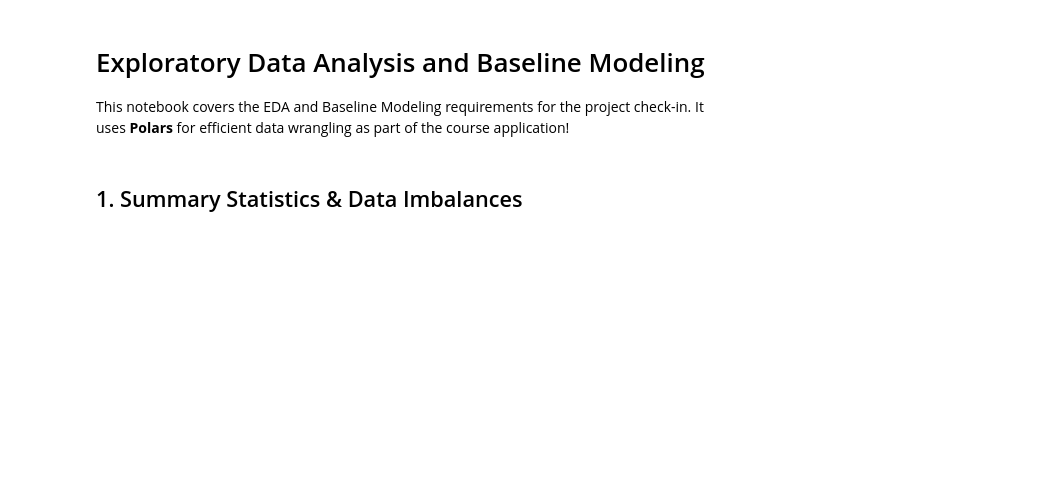
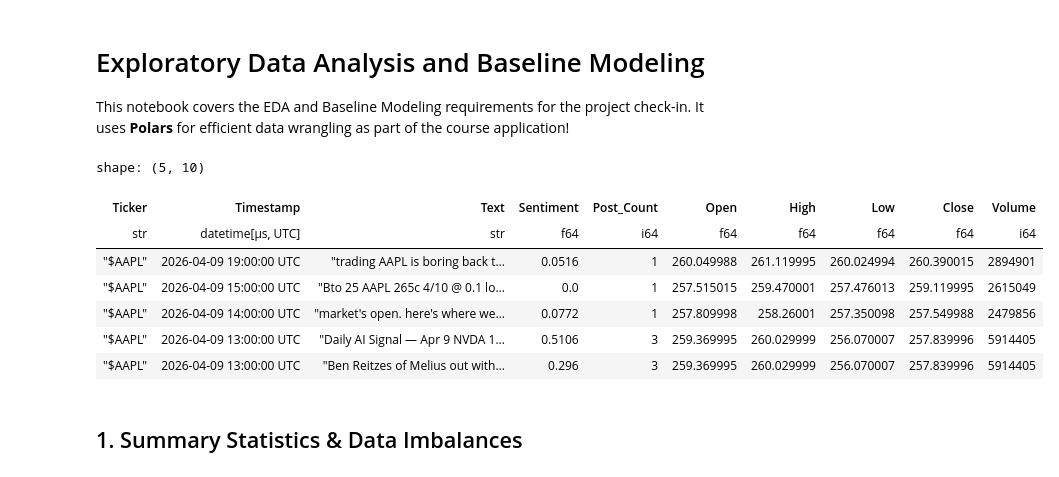
Before and after one commit to DPnimo11/cis-2450-final-proj, a Jupyter notebook: eda_and_modeling.ipynb, the cells around one changed output. Cells and saved outputs as stored; diff of their text form; code cells hidden in the pictures; blank space fills up the shorter version.

```diff
--- a/eda_and_modeling.ipynb
+++ b/eda_and_modeling.ipynb
@@ -5,24 +5,38 @@ This notebook covers the EDA and Baseline Modeling requirements for the project
 # %%
 import polars as pl
 import pandas as pd
 import numpy as np
 import matplotlib.pyplot as plt
 import seaborn as sns
 import os
 
 # Set plotting style
 sns.set_theme(style="whitegrid")
 
 # Load the dataset generated by data_collection.py using Polars
 file_path = os.path.join("data", "merged_financial_sentiment_data.csv")
 
 try:
     df = pl.read_csv(file_path)
-    # Convert to datetime native (stripping out any string timezone artifacts from CSV write)
-    df = df.with_columns(pl.col('Timestamp').str.replace(" UTC", "").str.replace("Z", "").str.to_datetime())
+
+    # Convert to datetime native using the exact format string for your data
+    df = df.with_columns(
+        pl.col('Timestamp').str.to_datetime(format="%Y-%m-%dT%H:%M:%S.%f%z")
+    )
+
     display(df.head())
+
 except FileNotFoundError:
     print(f"File '{file_path}' not found! Please run data_collection.py first.")
+# %% [output]
+shape: (5, 10)
+| Ticker | Timestamp | Text | Sentiment | Post_Count | Open | High | Low | Close | Volume |
+| str | datetime[μs, UTC] | str | f64 | i64 | f64 | f64 | f64 | f64 | i64 |
+| "$AAPL" | 2026-04-09 19:00:00 UTC | "trading AAPL is boring back t… | 0.0516 | 1 | 260.049988 | 261.119995 | 260.024994 | 260.390015 | 2894901 |
+| "$AAPL" | 2026-04-09 15:00:00 UTC | "Bto 25 AAPL 265c 4/10 @ 0.1 lo… | 0.0 | 1 | 257.515015 | 259.470001 | 257.476013 | 259.119995 | 2615049 |
+| "$AAPL" | 2026-04-09 14:00:00 UTC | "market's open. here's where we… | 0.0772 | 1 | 257.809998 | 258.26001 | 257.350098 | 257.549988 | 2479856 |
+| "$AAPL" | 2026-04-09 13:00:00 UTC | "Daily AI Signal — Apr 9 NVDA 1… | 0.5106 | 3 | 259.369995 | 260.029999 | 256.070007 | 257.839996 | 5914405 |
+| "$AAPL" | 2026-04-09 13:00:00 UTC | "Ben Reitzes of Melius out with… | 0.296 | 3 | 259.369995 | 260.029999 | 256.070007 | 257.839996 | 5914405 |
 # %% [markdown]
 ## 1. Summary Statistics & Data Imbalances
 # %%
```
Also changed, not shown: parts of 8 cells of this notebook.
